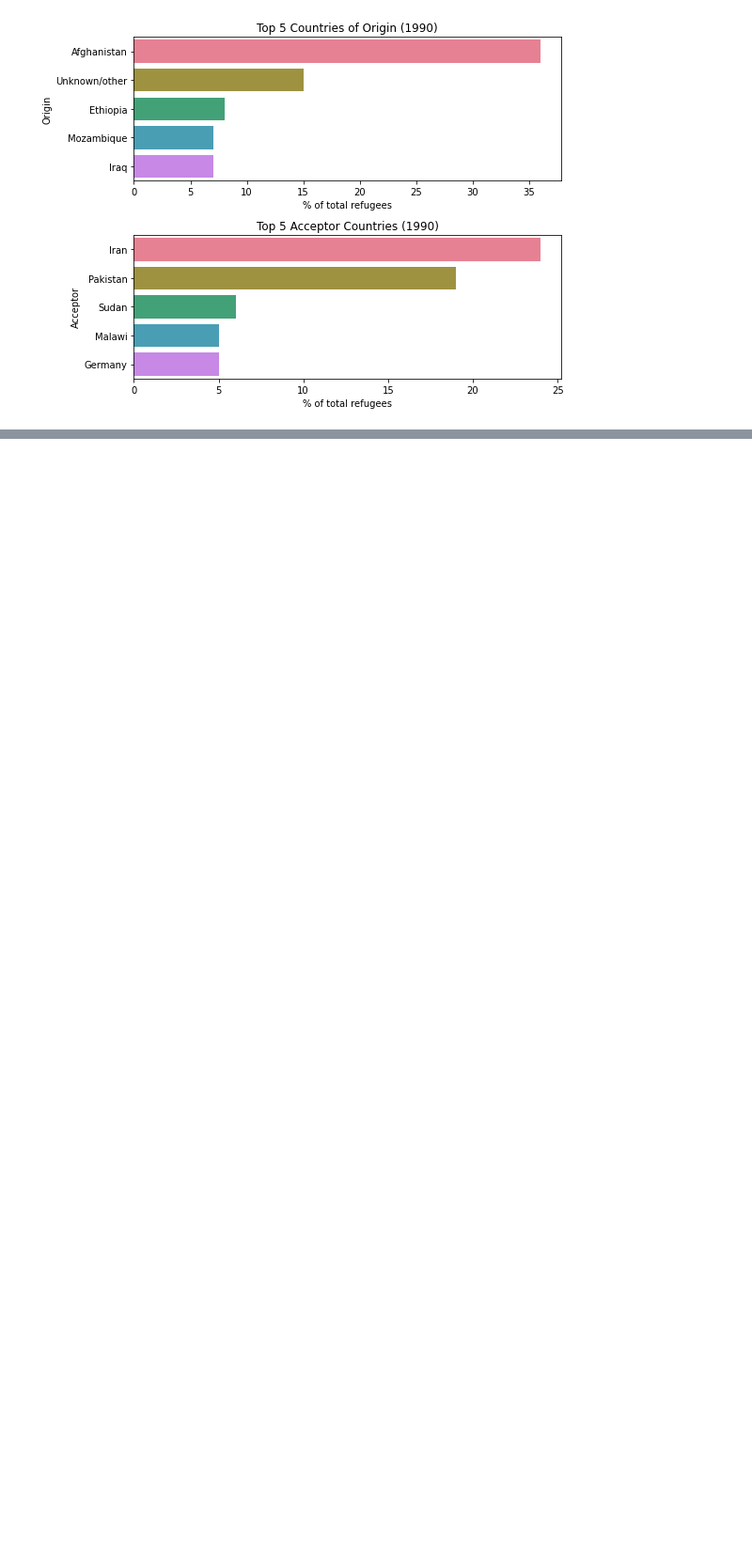
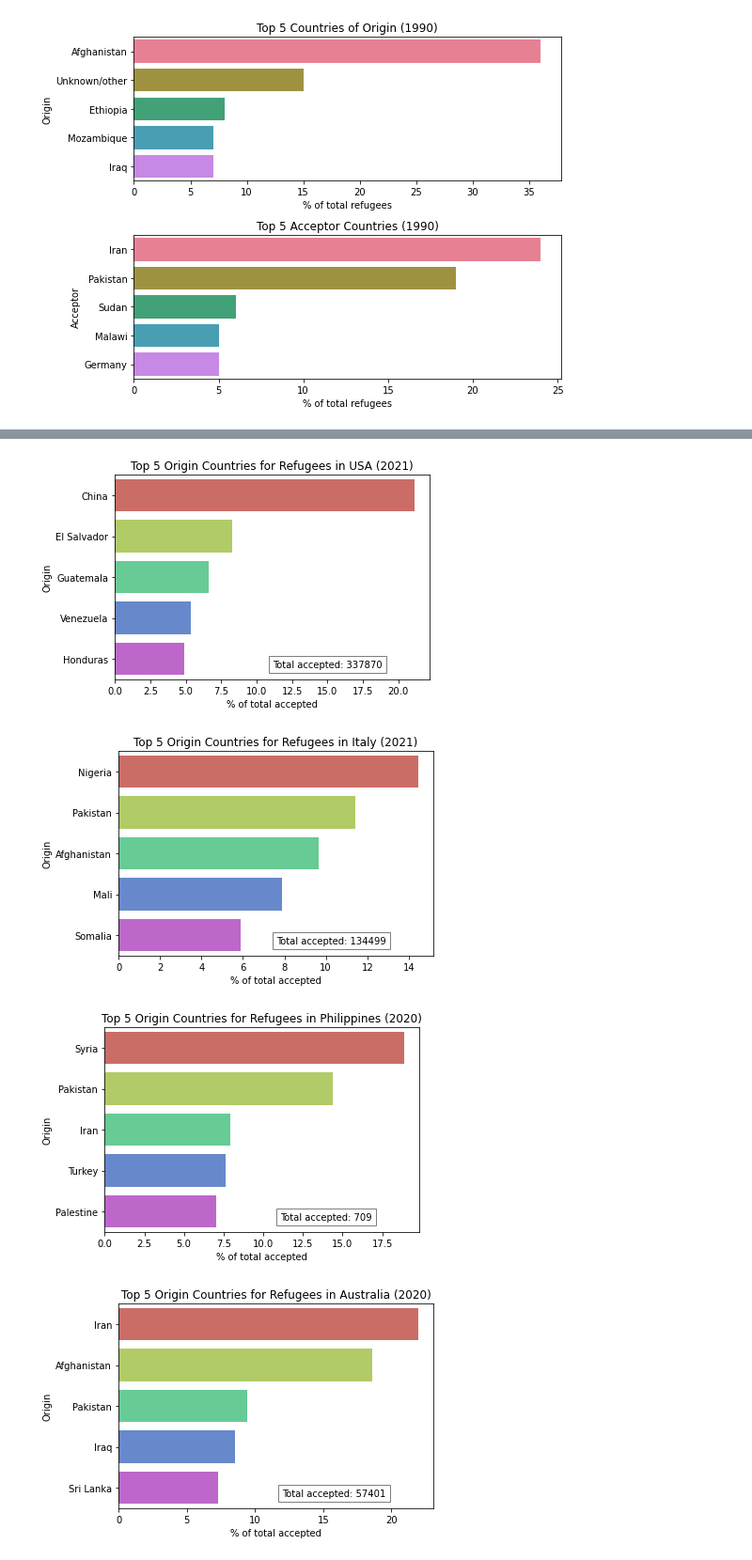
Before and after one commit to nss-data-science-cohort-7/un-exploration-sourish33, a Jupyter notebook: notebooks/refugees.ipynb, the cells around one changed output, grey strips where cells are left out. Shown at 94% size. Saved outputs shown, nothing was run; the diff lists cells and outputs as text; code cells hidden in the pictures; blank space fills up the shorter version.

```diff
--- a/notebooks/refugees.ipynb
+++ b/notebooks/refugees.ipynb
@@ -443,6 +450,12 @@ def make_refugee_origins_plot(country, yr):
     plt.show()
 # %%
 make_refugee_origins_plot("USA", 2021)
-make_refugee_origins_plot("Italy", 2020)
-make_refugee_origins_plot("Philippines", 2019)
-make_refugee_origins_plot("Australia", 2018)
+make_refugee_origins_plot("Italy", 2021)
+make_refugee_origins_plot("Philippines", 2020)
+make_refugee_origins_plot("Australia", 2020)
+make_refugee_origins_plot("Nepal", 2021)
+# %% [output]
+[figure, added]
+[figure, added]
+[figure, added]
+[figure, added]
```
Also changed, not shown: parts of 11 cells of this notebook.
